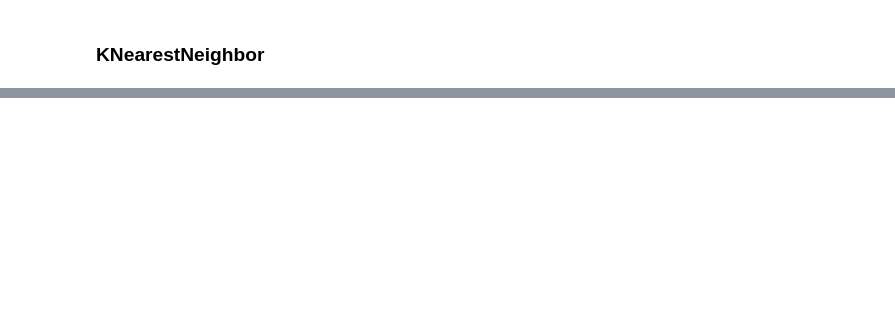
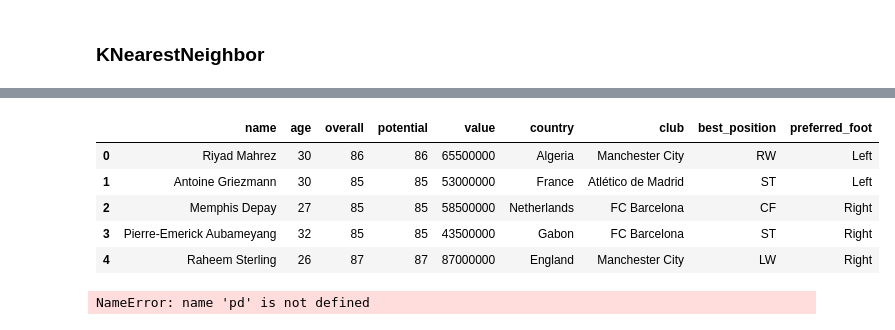
Before and after one commit to FIFA22-UT-REC/fifa22-ultimate-team-recommender, a Jupyter notebook: notebooks/finding-similars.ipynb, the cells around one changed output, grey strips where cells are left out. Saved outputs shown, nothing was run; the diff lists cells and outputs as text; code cells hidden in the pictures; blank space fills up the shorter version.

Commit message:
update data

```diff
--- a/notebooks/finding-similars.ipynb
+++ b/notebooks/finding-similars.ipynb
@@ -257,21 +329,28 @@ pio.renderers.default = "colab"
 
 
 def similar_player(similar_df, dist_df, player_id, **last_name):
-    player_id = int(player_id)
-    player_name = df.query(f"id == {player_id}")["name"].values[0]
+    player_ids = similar_df.loc[int(player_id)]
+    # player_name = df.query(f"id == {player_id}")["name"].values[0]
 
-    id_name_dict = df[['id', 'name']].set_index('id')['name'].to_dict()
-    ## Bar chart
-    # Might need to change here
-    # Reversing order?
-    Xaxis = dist_df.loc[player_id].values[::-1]
-    Yaxis = similar_df.loc[player_id].map(id_name_dict).values[::-1]
-    fig = go.Figure(go.Bar(
-               x=Xaxis,
-               y=Yaxis,
-               orientation='h'))
-    fig.update_layout(title_text='Players similar to  " '+str(player_name)+' "')
-    fig.show()
+    # id_name_dict = df[['id', 'name']].set_index('id')['name'].to_dict()
+
+    # Dataframe display
+    display_col = ["name", "age", "overall", "potential", "value"] + categorical_feats + binary_feats
+    display_df = pd.DataFrame({"id": player_ids}).merge(df[["id"]+display_col], how="left", on="id")[display_col]
+    return display_df
+
+#     # Bar chart
+#     # Might need to change here
+#     # Reversing order?
+
+#     Xaxis = dist_df.loc[player_id].values[::-1]
+#     Yaxis = player_ids.map(id_name_dict).values[::-1]
+#     fig = go.Figure(go.Bar(
+#                x=Xaxis,
+#                y=Yaxis,
+#                orientation='h'))
+#     fig.update_layout(title_text='Players similar to  " '+str(player_name)+' "')
+#     fig.show()
 # %%
 # Checks
 messi = df.query("last_name == 'Messi'").id.values[0]
@@ -301,0 +370,19 @@ df.query("best_position == 'ST'").sort_values(by="overall",ascending=False)
+# %%
+def make_recommendation(first_name, last_name, **id):
+    p = df.query(f"first_name == '{first_name}' & last_name == '{last_name}'")
+    return similar_player(similar_df, dist_df, p.id.values[0])
+# %%
+messi_df = make_recommendation("Lionel", "Messi")
+# %%
+messi_df
+# %% [output]
+|  | name | age | overall | potential | value | country | club | best_position | preferred_foot |
+| 0 | Riyad Mahrez | 30 | 86 | 86 | 65500000 | Algeria | Manchester City | RW | Left |
+| 1 | Antoine Griezmann | 30 | 85 | 85 | 53000000 | France | Atlético de Madrid | ST | Left |
+| 2 | Memphis Depay | 27 | 85 | 85 | 58500000 | Netherlands | FC Barcelona | CF | Right |
+| 3 | Pierre-Emerick Aubameyang | 32 | 85 | 85 | 43500000 | Gabon | FC Barcelona | ST | Right |
+| 4 | Raheem Sterling | 26 | 87 | 87 | 87000000 | England | Manchester City | LW | Right |
+# %%
+messi_recomendations = pd.to_csv(make_recommendation("Lionel", "Messi"), "messi.csv")
+# %% [output]
+NameError: name 'pd' is not defined
```
Also changed, not shown: parts of 11 cells of this notebook, 7 other files.
